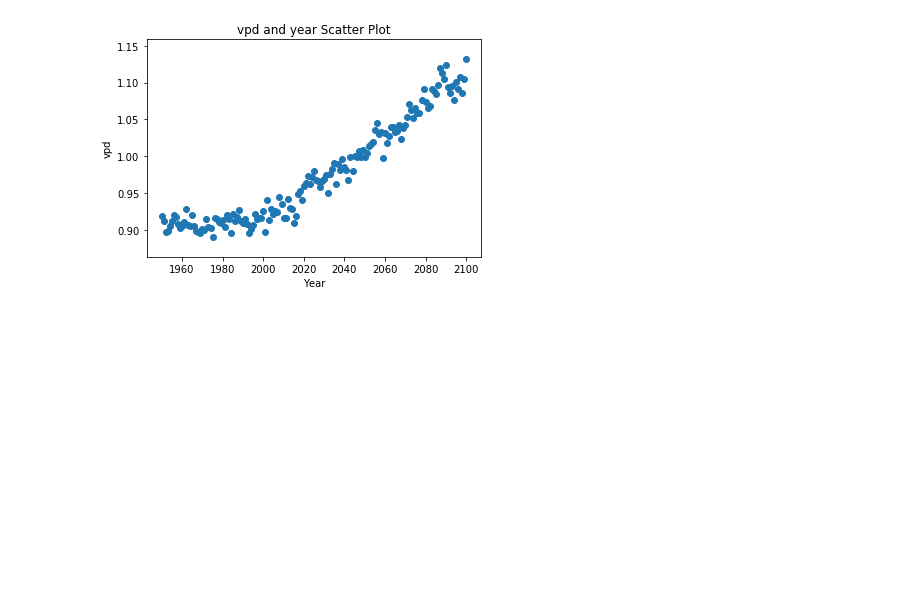
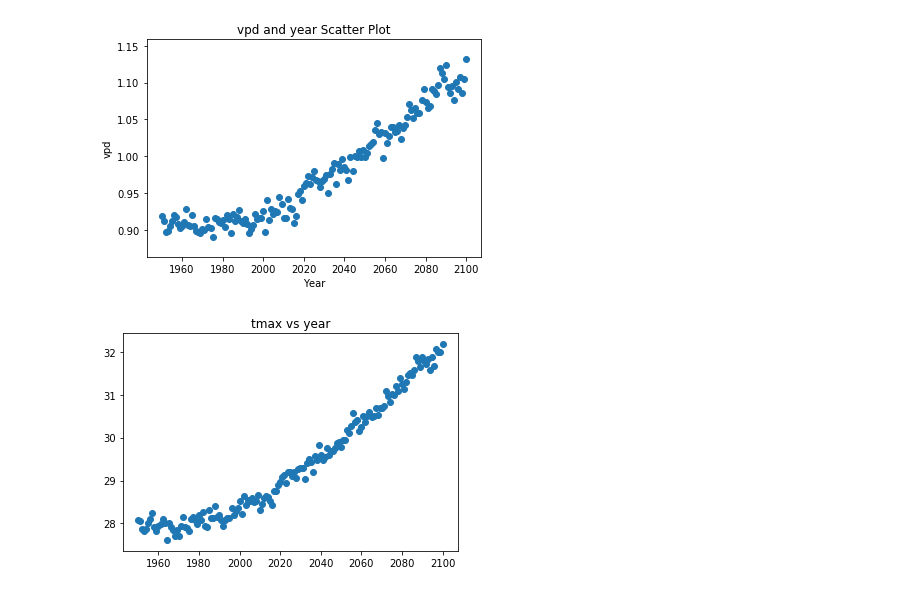
Before and after one commit to bvande21/learn_python, a Jupyter notebook: Python test code.ipynb, the cells around one changed output. Saved outputs shown, nothing was run; the diff lists cells and outputs as text; code cells hidden in the pictures; blank space fills up the shorter version.

Commit message:
added additional scatter plots

```diff
--- a/Python test code.ipynb
+++ b/Python test code.ipynb
@@ -77,3 +77,9 @@ plt.ylabel('vpd')
 # %% [output]
 <matplotlib.text.Text at 0x...>
 [figure]
+# %%
+plt.scatter(data['year'], data['tmax'])
+ax = plt.gca()
+plt.title('tmax vs year')
+# %% [output]
+[figure, added]
```
